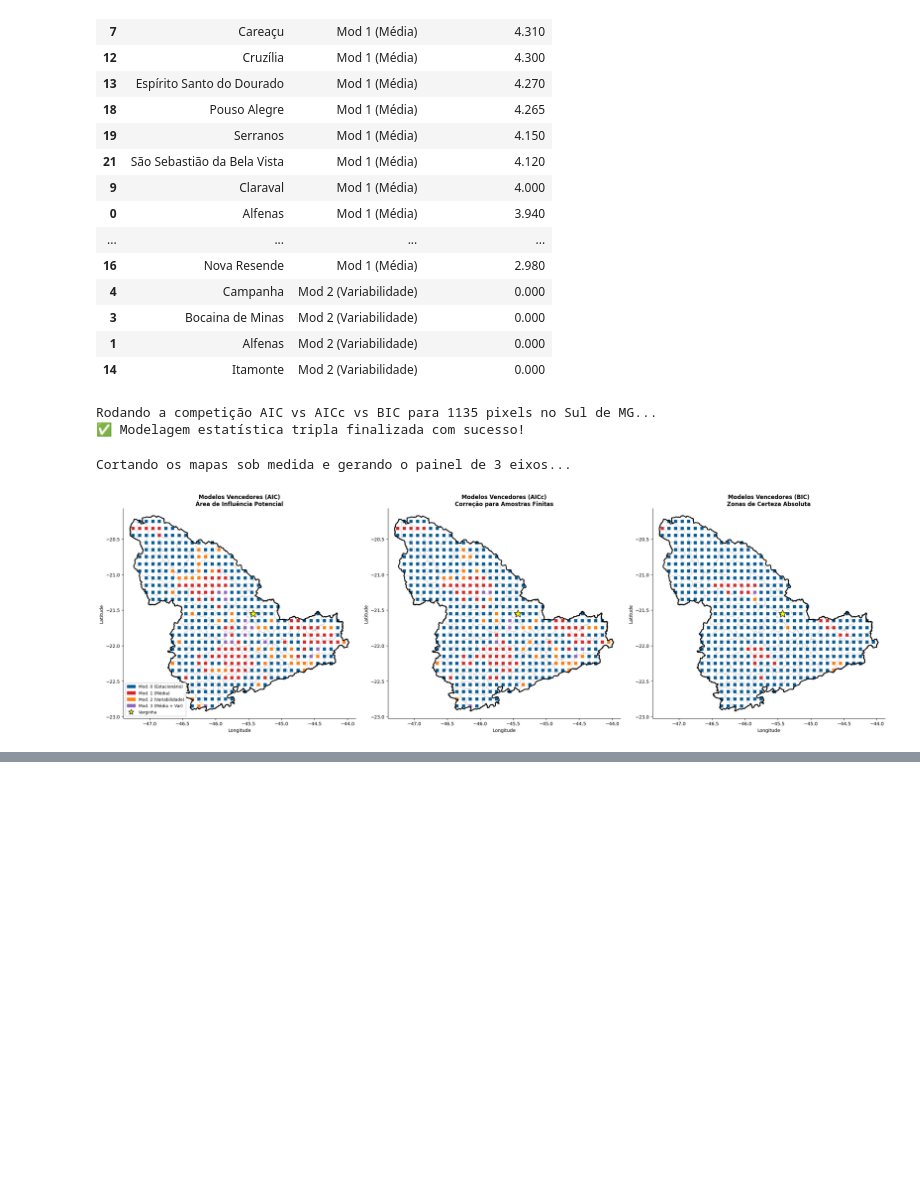
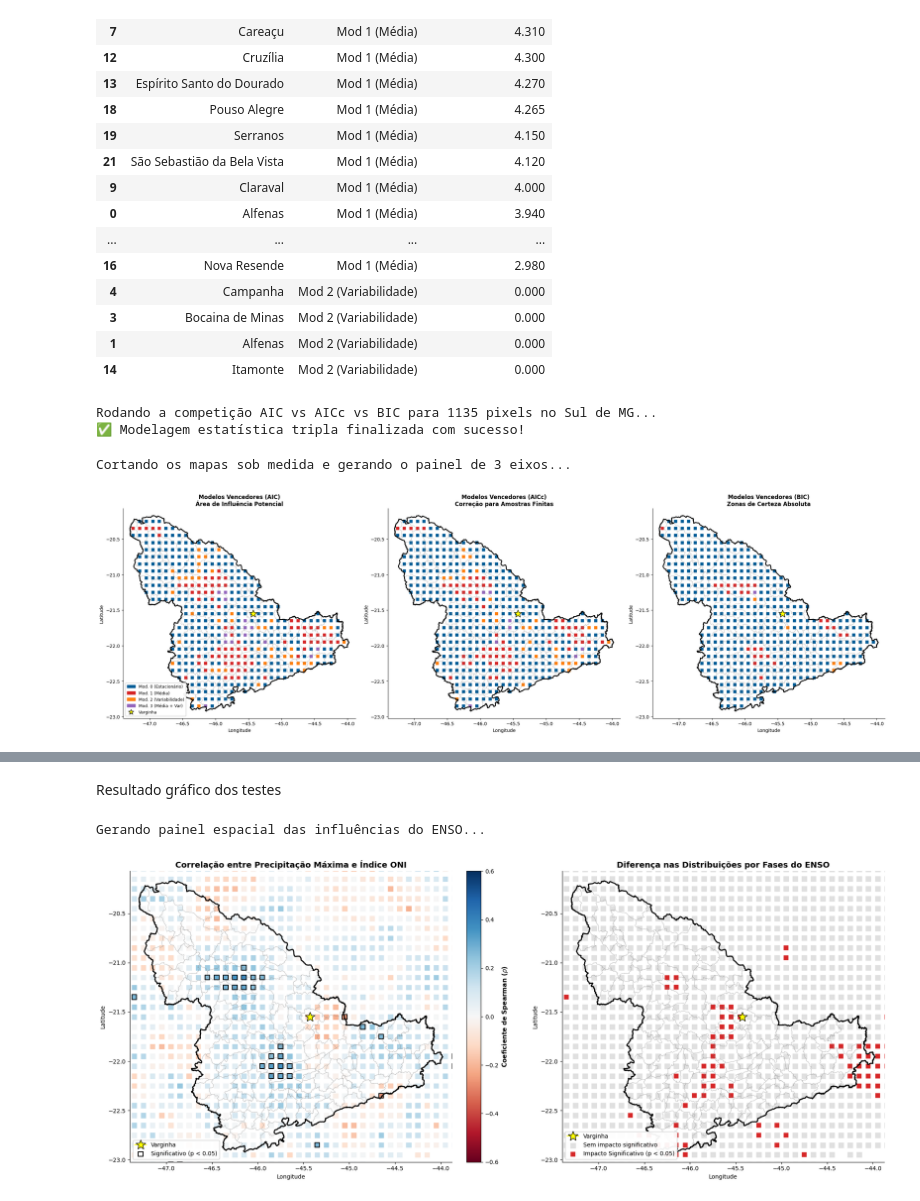
Before and after one commit to Lucasbpofc/Lucasbpofc.github.io, a Jupyter notebook: Elnino_sul_mg.ipynb, the cells around one changed output, grey strips where cells are left out. Drawn from its saved outputs; the diff is of its cells as text; code cells hidden in the pictures; blank space fills up the shorter version.

```diff
--- a/Elnino_sul_mg.ipynb
+++ b/Elnino_sul_mg.ipynb
@@ -885,0 +1128,75 @@ Cortando os mapas sob medida e gerando o painel de 3 eixos...
+# %% [markdown]
+Resultado gráfico dos testes
+# %%
+# ==============================================================================
+# BLOCO 2.7: VISUALIZAÇÃO ESPACIAL DO SINAL CLIMÁTICO (ENSO)
+# ==============================================================================
+import matplotlib.pyplot as plt
+import numpy as np
+
+print("Gerando painel espacial das influências do ENSO...")
+
+# Criação das malhas de coordenadas para facilitar o plot
+lon_grid, lat_grid = np.meshgrid(lons, lats)
+
+# Filtro de pixels válidos (remover NaNs fora da fronteira)
+mascara_validos = ~np.isnan(matriz_rho_sp)
+lons_v = lon_grid[mascara_validos]
+lats_v = lat_grid[mascara_validos]
+
+# Extração dos valores
+rho_v = matriz_rho_sp[mascara_validos]
+pval_sp_v = matriz_pval_sp[mascara_validos]
+pval_kw_v = matriz_pval_kw[mascara_validos]
+
+# Configuração da Tela com 2 Subplots
+fig, (ax1, ax2) = plt.subplots(1, 2, figsize=(20, 8))
+tamanho_pixel = 70
+
+# --- CONFIGURAÇÕES DO MAPA BASE ---
+for ax in [ax1, ax2]:
+    muni_sul_recortado.boundary.plot(ax=ax, color='gray', linewidth=0.5, alpha=0.4)
+    sul_mg.boundary.plot(ax=ax, color='black', linewidth=2)
+    ax.set_xlim([min_lon - 0.1, max_lon + 0.1])
+    ax.set_ylim([min_lat - 0.1, max_lat + 0.1])
+    ax.spines['top'].set_visible(False)
+    ax.spines['right'].set_visible(False)
+    ax.set_xlabel("Longitude", fontsize=10)
+    ax.set_ylabel("Latitude", fontsize=10)
+    ax.plot(lon_ref, lat_ref, marker='*', color='yellow', markersize=18, markeredgecolor='black', zorder=5, label='Varginha')
+
+# --- MAPA 1: CORRELAÇÃO DE SPEARMAN ---
+# Plot da magnitude da correlação (Cores do azul para negativo, vermelho para positivo)
+sc1 = ax1.scatter(lons_v, lats_v, c=rho_v, cmap='RdBu', vmin=-0.6, vmax=0.6, marker='s', s=tamanho_pixel)
+cbar = plt.colorbar(sc1, ax=ax1, fraction=0.046, pad=0.04)
+cbar.set_label("Coeficiente de Spearman ($\\rho$)", fontsize=11, fontweight='bold')
+
+# Destaque para pixels com significância estatística (p < 0.05) no Spearman
+sig_sp = pval_sp_v < 0.05
+if np.any(sig_sp):
+    ax1.scatter(lons_v[sig_sp], lats_v[sig_sp], color='none', edgecolor='black', marker='s', s=tamanho_pixel, linewidth=1.5, label='Significativo (p < 0.05)')
+
+ax1.set_title("Correlação entre Precipitação Máxima e Índice ONI", fontsize=14, fontweight='bold')
+ax1.legend(loc='lower left', framealpha=0.95)
+
+
+# --- MAPA 2: TESTE KRUSKAL-WALLIS (FASES DO ENSO) ---
+# Separar pixels significativos (p < 0.05) e não significativos
+sig_kw = pval_kw_v < 0.05
+nao_sig_kw = ~sig_kw
+
+# Plot dos não significativos (Cinza claro)
+ax2.scatter(lons_v[nao_sig_kw], lats_v[nao_sig_kw], color='#e0e0e0', marker='s', s=tamanho_pixel, label='Sem impacto significativo')
+
+# Plot dos significativos (Vermelho)
+if np.any(sig_kw):
+    ax2.scatter(lons_v[sig_kw], lats_v[sig_kw], color='#d62728', marker='s', s=tamanho_pixel, edgecolor='white', linewidth=0.3, label='Impacto Significativo (p < 0.05)')
+
+ax2.set_title("Diferença nas Distribuições por Fases do ENSO", fontsize=14, fontweight='bold')
+ax2.legend(loc='lower left', framealpha=0.95)
+
+plt.tight_layout()
+plt.show()
+# %% [output]
+Gerando painel espacial das influências do ENSO...
+[figure, added]
```
Also changed, not shown: parts of 11 cells of this notebook.
